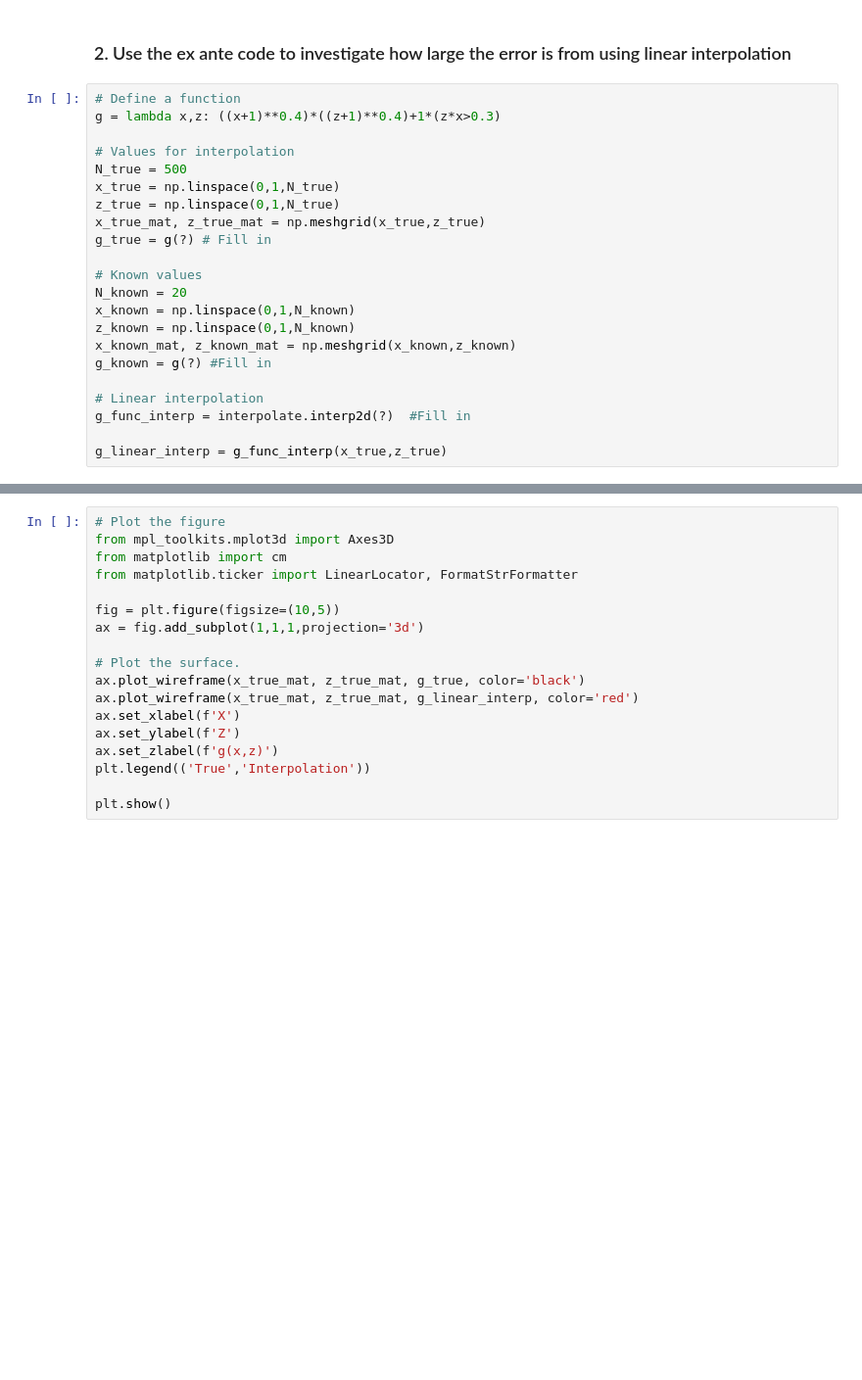
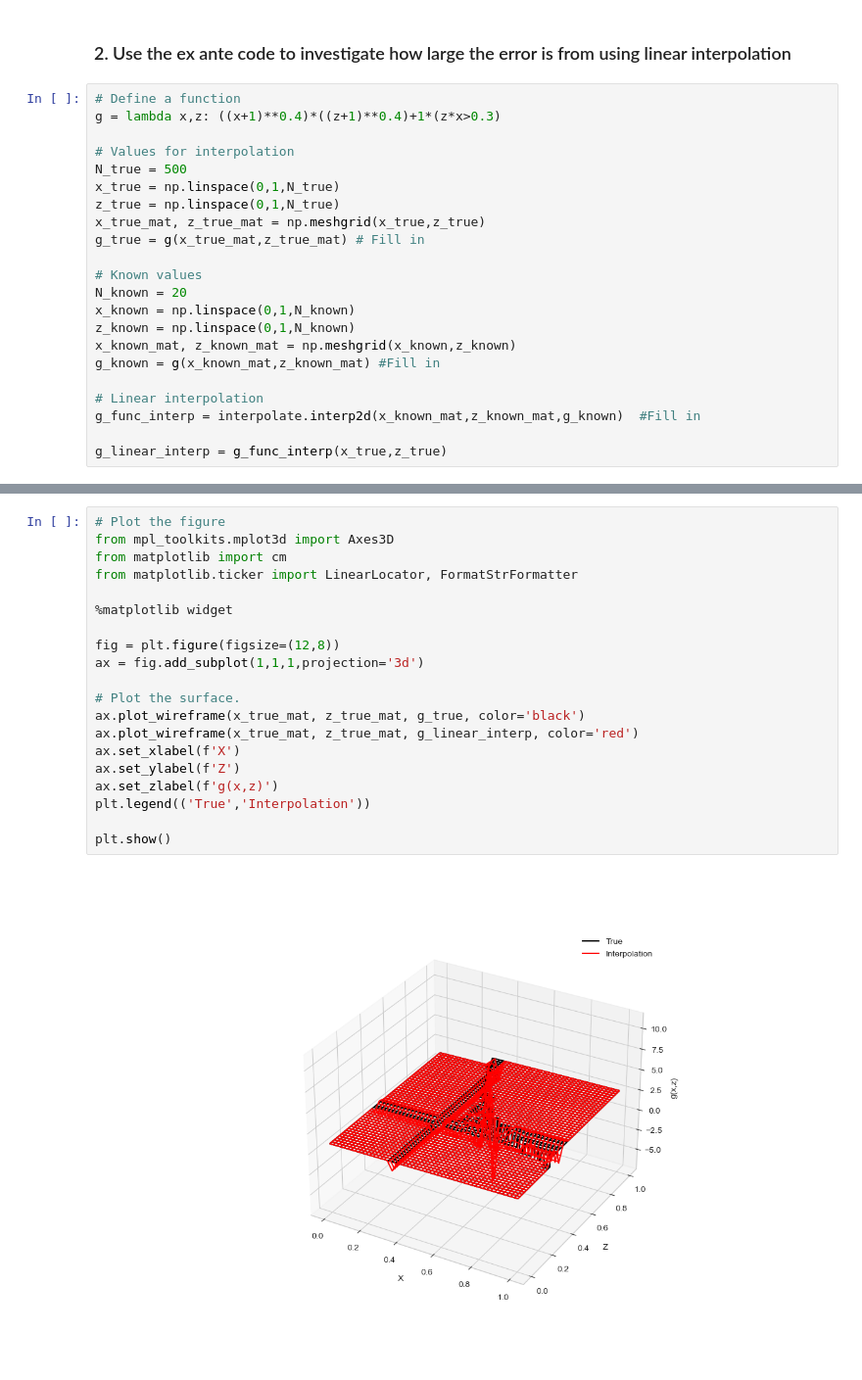
Before and after one commit to FrederikDegn/dp_ucph, a Jupyter notebook: 1_theory_tools/exercises/ex_ante/08_function_approx.ipynb, the cells around one changed output, grey strips where cells are left out. Shown at 98% size. Cells and saved outputs as stored; diff of their text form; blank space fills up the shorter version.

```diff
--- a/1_theory_tools/exercises/ex_ante/08_function_approx.ipynb
+++ b/1_theory_tools/exercises/ex_ante/08_function_approx.ipynb
@@ -130,16 +143,16 @@ N_true = 500
 x_true = np.linspace(0,1,N_true)
 z_true = np.linspace(0,1,N_true)
 x_true_mat, z_true_mat = np.meshgrid(x_true,z_true)
-g_true = g(?) # Fill in
+g_true = g(x_true_mat,z_true_mat) # Fill in
 
 # Known values
 N_known = 20
 x_known = np.linspace(0,1,N_known)
 z_known = np.linspace(0,1,N_known)
 x_known_mat, z_known_mat = np.meshgrid(x_known,z_known)
-g_known = g(?) #Fill in
+g_known = g(x_known_mat,z_known_mat) #Fill in
 
 # Linear interpolation
-g_func_interp = interpolate.interp2d(?)  #Fill in
+g_func_interp = interpolate.interp2d(x_known_mat,z_known_mat,g_known)  #Fill in
 
 g_linear_interp = g_func_interp(x_true,z_true)
@@ -146,19 +164,23 @@ g_linear_interp = g_func_interp(x_true,z_true)
 # %%
 # Plot the figure
 from mpl_toolkits.mplot3d import Axes3D
 from matplotlib import cm
 from matplotlib.ticker import LinearLocator, FormatStrFormatter
 
-fig = plt.figure(figsize=(10,5))
+%matplotlib widget
+
+fig = plt.figure(figsize=(12,8))
 ax = fig.add_subplot(1,1,1,projection='3d')
 
 # Plot the surface.
 ax.plot_wireframe(x_true_mat, z_true_mat, g_true, color='black')
 ax.plot_wireframe(x_true_mat, z_true_mat, g_linear_interp, color='red')
 ax.set_xlabel(f'X')
 ax.set_ylabel(f'Z')
 ax.set_zlabel(f'g(x,z)')
 plt.legend(('True','Interpolation'))
 
 plt.show()
+# %% [output]
+[figure, added]
 # %%
```
Also changed, not shown: parts of 6 cells of this notebook, 2 other files.
